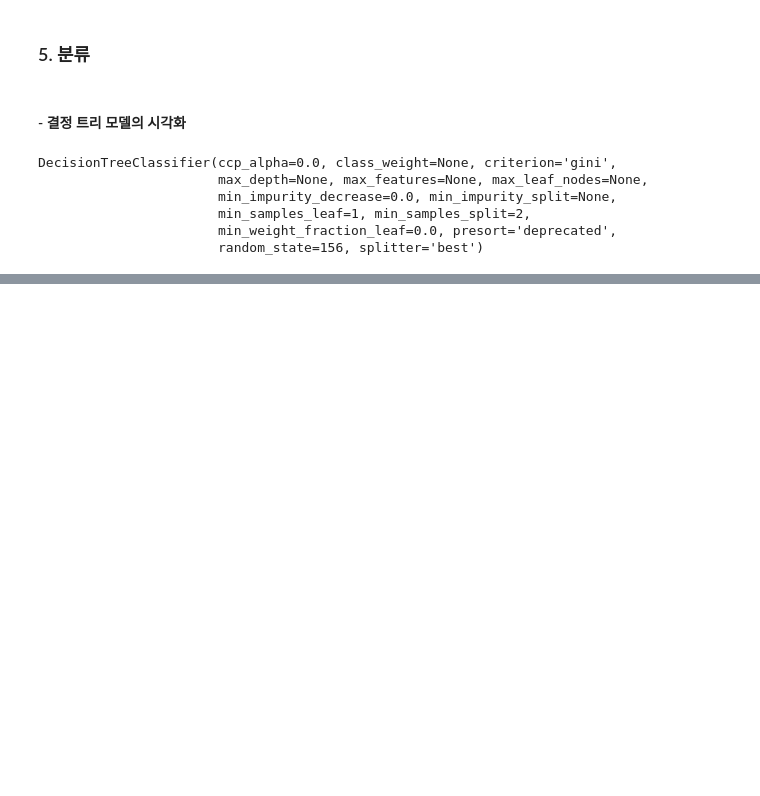
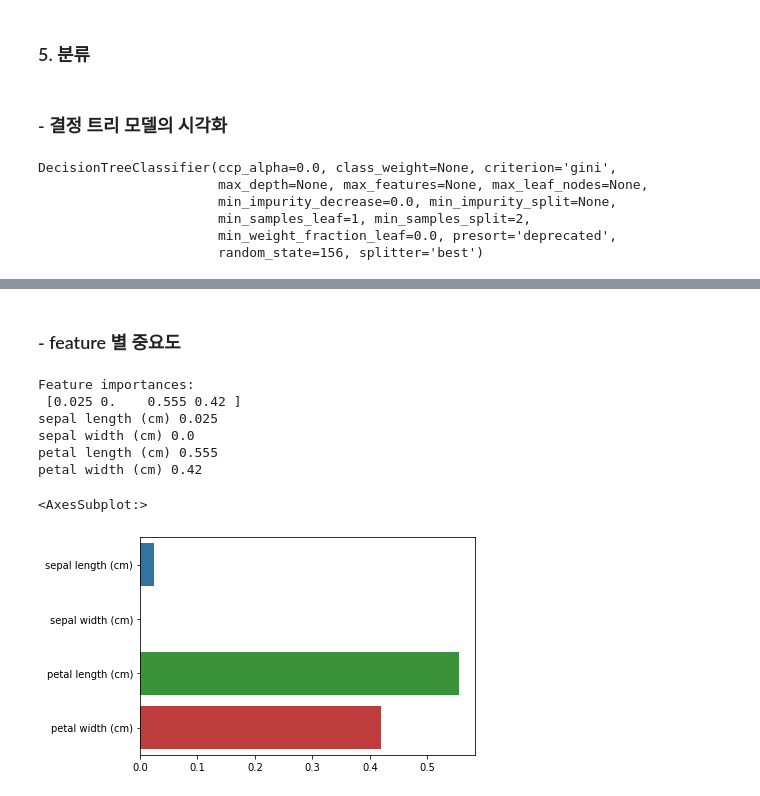
Before and after one commit to SimplePro/pythonMachineLearning, a Jupyter notebook: sklearn_tutorials/sklearn_tutorial.ipynb, the cells around one changed output, grey strips where cells are left out. Saved outputs shown, nothing was run; the diff lists cells and outputs as text; code cells hidden in the pictures; blank space fills up the shorter version.

Commit message:
Add importance by feature (DecisionTreeClassifier)

```diff
--- a/sklearn_tutorials/sklearn_tutorial.ipynb
+++ b/sklearn_tutorials/sklearn_tutorial.ipynb
@@ -1125,7 +1127,7 @@ accuracy(정확도): 0.8051948051948052, precision(정밀도): 0.760869565217391
 # %% [markdown]
 ### 5. 분류
 # %% [markdown]
-#### - 결정 트리 모델의 시각화
+### - 결정 트리 모델의 시각화
 # %%
 from sklearn.tree import DecisionTreeClassifier
 from sklearn.datasets import load_iris
@@ -1160,3 +1162,25 @@ with open("tree.dot") as f:
 graphviz.Source(dot_graph)
 # %% [output]
 [drawing not drawn]
+# %% [markdown]
+### - feature 별 중요도
+# %%
+import seaborn as sns
+import numpy as np
+%matplotlib inline
+
+print("Feature importances:\n", np.round(dt_model.feature_importances_, 3))
+
+for name, value in zip(iris_data.feature_names, dt_model.feature_importances_):
+    print(name, np.round(value, 3))
+
+sns.barplot(x=dt_model.feature_importances_, y=iris_data.feature_names)
+# %% [output]
+Feature importances:
+ [0.025 0.    0.555 0.42 ]
+sepal length (cm) 0.025
+sepal width (cm) 0.0
+petal length (cm) 0.555
+petal width (cm) 0.42
+<AxesSubplot:>
+[figure, added]
```
Also changed, not shown: parts of 1 cell of this notebook.
